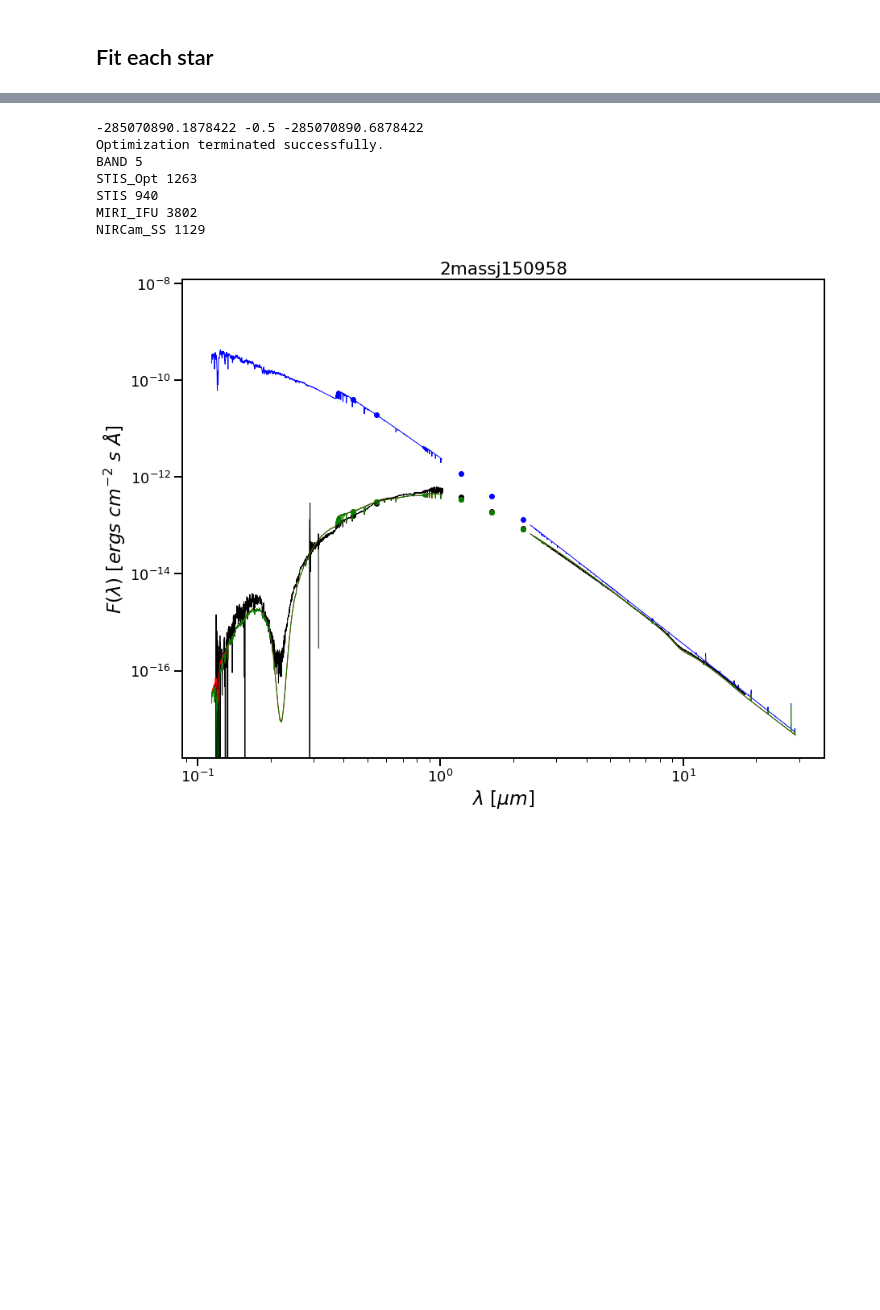
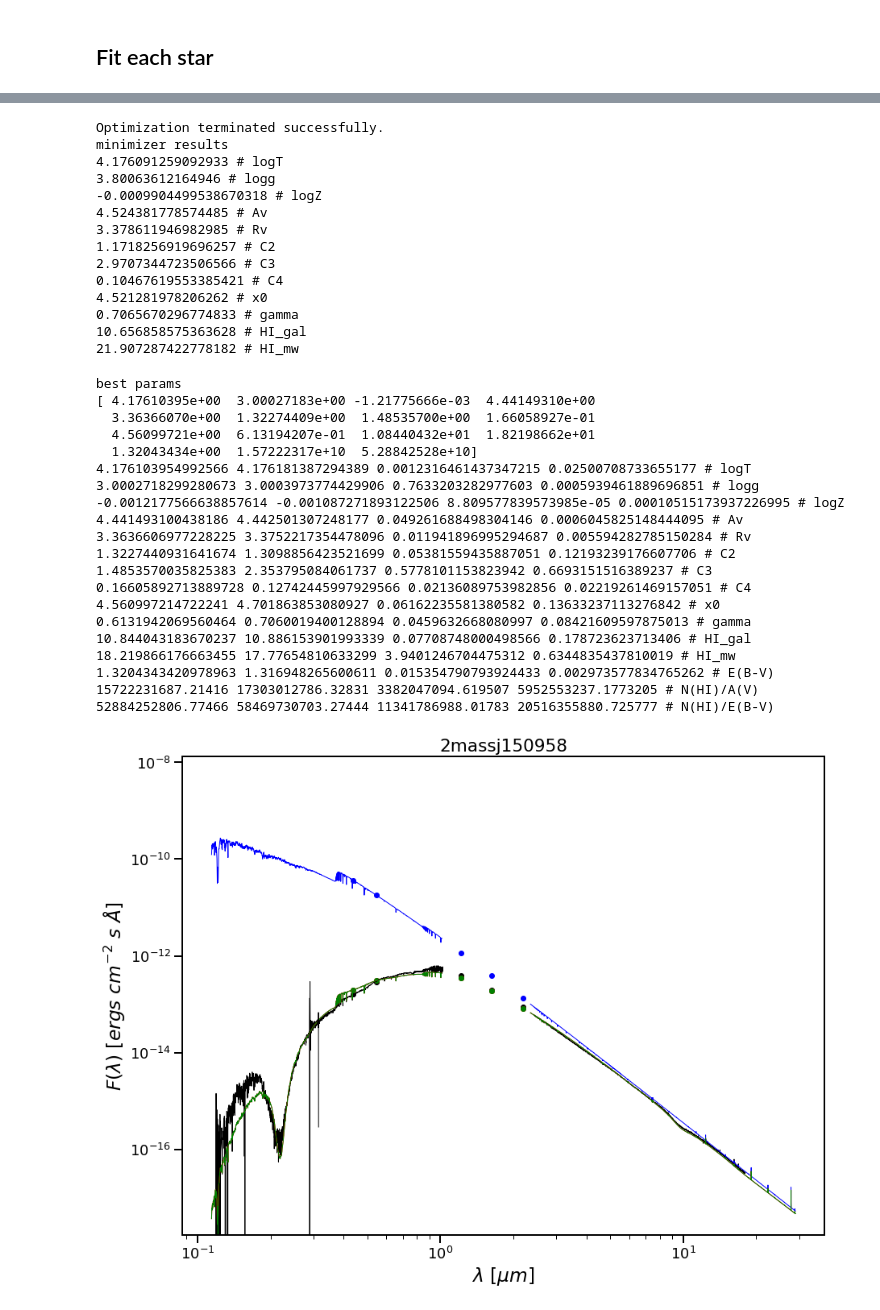
Before and after one commit to WISCI/empirical_extinction, a Jupyter notebook: Fit_Wisci.ipynb, the cells around one changed output, grey strips where cells are left out. Cells and saved outputs as stored; diff of their text form; code cells hidden in the pictures; blank space fills up the shorter version.

```diff
--- a/Fit_Wisci.ipynb
+++ b/Fit_Wisci.ipynb
@@ -302,7 +365,6 @@ def get_weights(reddened_star):
 modinfo = None
 orig_band_names = None
 # %%
-starnames = starnames[0:1]
 for starname in starnames:
     print(f"working on {starname}")
     reddened_star = StarData(f"{starname}.dat", path=f"{file_path}/DAT_files/", only_bands=orig_band_names)
@@ -363,7 +425,21 @@ for starname in starnames:
     # check the fit output
     print(result["message"])
 
-    fit_params = result["x"]
-    plot_data_model(reddened_star, modinfo, fit_params, title=starname)
+    params = result["x"]
+
+    # print the best fit
+    print("minimizer results")
+    for k, val in enumerate(params):
+        print("{} # {}".format(val, pnames[k]))
+
+    do_mcmc = True
+    if do_mcmc:
+        params_best, params_per, pnames_extra = run_mcmc(params, fitinfo, reddened_star, modinfo)
+        params = params_best
+
+    plot_data_model(reddened_star, modinfo, params, title=starname)
+
+    extdata = calc_ext(reddened_star, modinfo, params, velocity, relband)
+    plot_ext(extdata)
 # %% [output]
 working on 2massj150958
@@ -370,8 +447,35 @@ working on 2massj150958
--285070890.1878422 -0.5 -285070890.6878422
 Optimization terminated successfully.
-BAND 5
-STIS_Opt 1263
-STIS 940
-MIRI_IFU 3802
-NIRCam_SS 1129
+minimizer results
+4.176091259092933 # logT
+3.80063612164946 # logg
+-0.0009904499538670318 # logZ
+4.524381778574485 # Av
+3.378611946982985 # Rv
+1.1718256919696257 # C2
+2.9707344723506566 # C3
+0.10467619553385421 # C4
+4.521281978206262 # x0
+0.7065670296774833 # gamma
+10.656858575363628 # HI_gal
+21.907287422778182 # HI_mw
+best params
+[ 4.17610395e+00  3.00027183e+00 -1.21775666e-03  4.44149310e+00
+  3.36366070e+00  1.32274409e+00  1.48535700e+00  1.66058927e-01
+  4.56099721e+00  6.13194207e-01  1.08440432e+01  1.82198662e+01
+  1.32043434e+00  1.57222317e+10  5.28842528e+10]
+4.176103954992566 4.176181387294389 0.0012316461437347215 0.02500708733655177 # logT
+3.0002718299280673 3.0003973774429906 0.7633203282977603 0.0005939461889696851 # logg
+-0.0012177566638857614 -0.001087271893122506 8.809577839573985e-05 0.00010515173937226995 # logZ
+4.441493100438186 4.442501307248177 0.049261688498304146 0.0006045825148444095 # Av
+3.3636606977228225 3.3752217354478096 0.011941896995294687 0.005594282785150284 # Rv
+1.3227440931641674 1.3098856423521699 0.05381559435887051 0.12193239176607706 # C2
+1.4853570035825383 2.353795084061737 0.5778101153823942 0.6693151516389237 # C3
+0.16605892713889728 0.12742445997929566 0.02136089753982856 0.02219261469157051 # C4
+4.560997214722241 4.701863853080927 0.06162235581380582 0.13633237113276842 # x0
+0.6131942069560464 0.7060019400128894 0.0459632668080997 0.08421609597875013 # gamma
+10.844043183670237 10.886153901993339 0.07708748000498566 0.178723623713406 # HI_gal
+18.219866176663455 17.77654810633299 3.9401246704475312 0.6344835437810019 # HI_mw
+1.3204343420978963 1.316948265600611 0.015354790793924433 0.002973577834765262 # E(B-V)
+15722231687.21416 17303012786.32831 3382047094.619507 5952553237.1773205 # N(HI)/A(V)
+52884252806.77466 58469730703.27444 11341786988.01783 20516355880.725777 # N(HI)/E(B-V)
-[figure, old version]
+[figure, new version]
```
Also changed, not shown: parts of 5 cells of this notebook.
